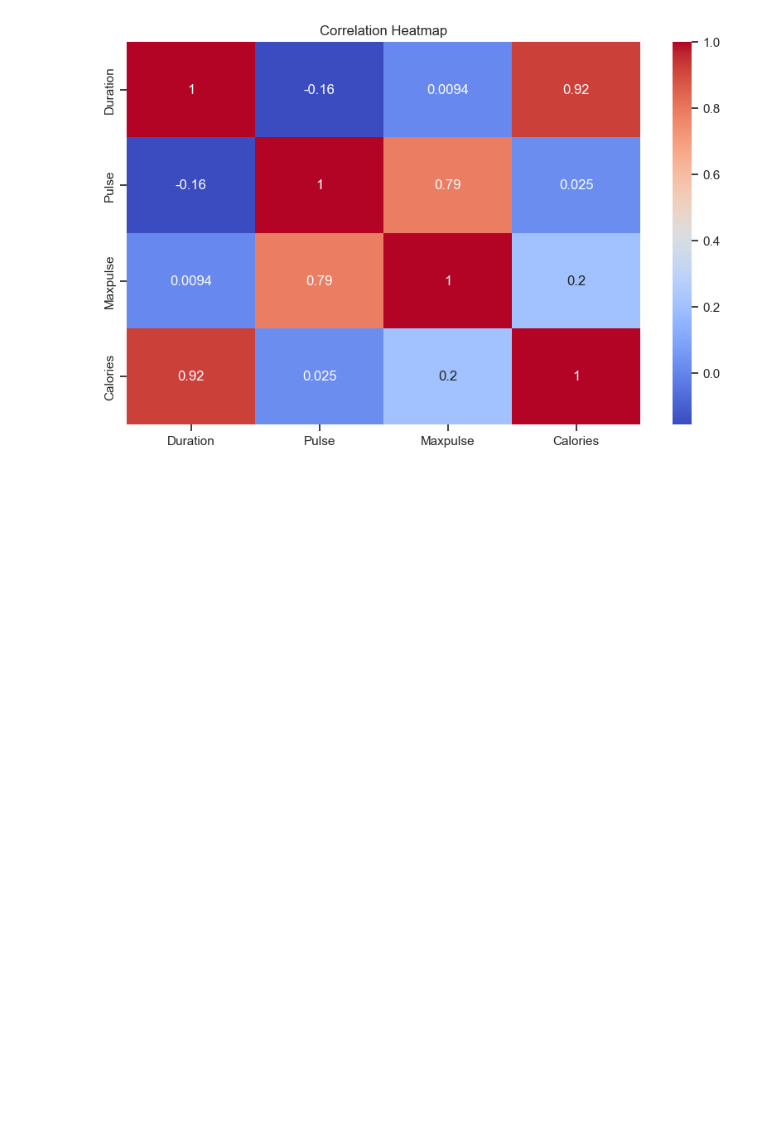
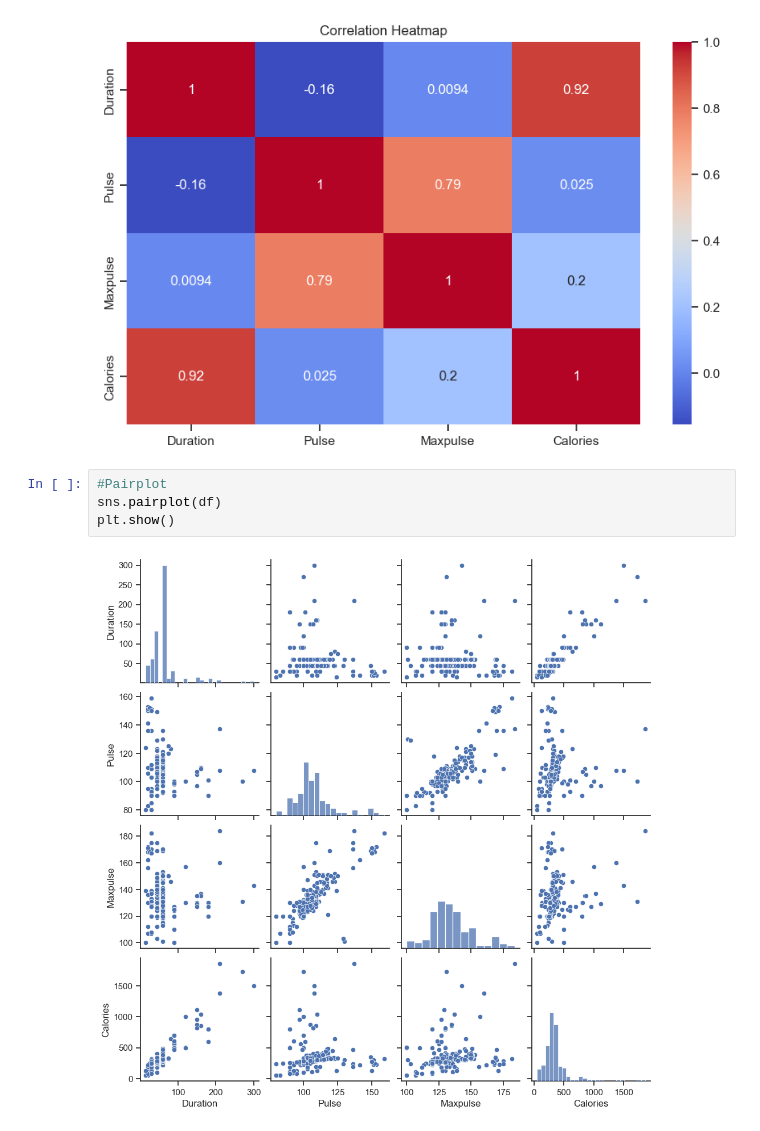
Before and after one commit to aryandhiman01/DataScience_ST, a Jupyter notebook: 17_June_ST.ipynb, the cells around one changed output. Cells and saved outputs as stored; diff of their text form; blank space fills up the shorter version.

```diff
--- a/17_June_ST.ipynb
+++ b/17_June_ST.ipynb
@@ -113,3 +113,9 @@ plt.title("Correlation Heatmap")
 plt.show()
 # %% [output]
 [figure]
+# %%
+#Pairplot
+sns.pairplot(df)
+plt.show()
+# %% [output]
+[figure, added]
```
Also changed, not shown: parts of 1 cell of this notebook.
